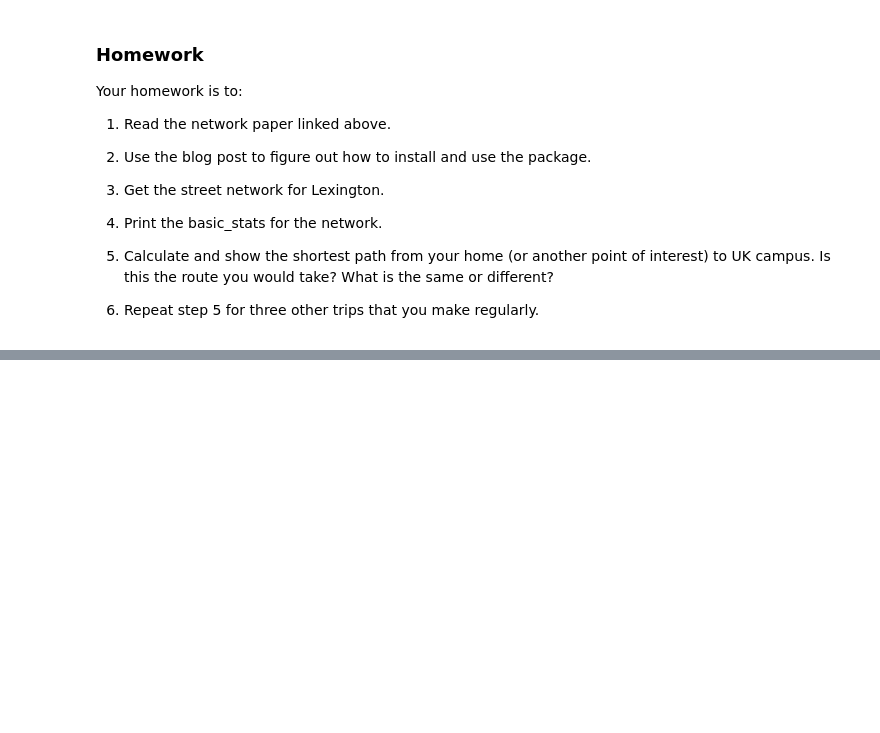
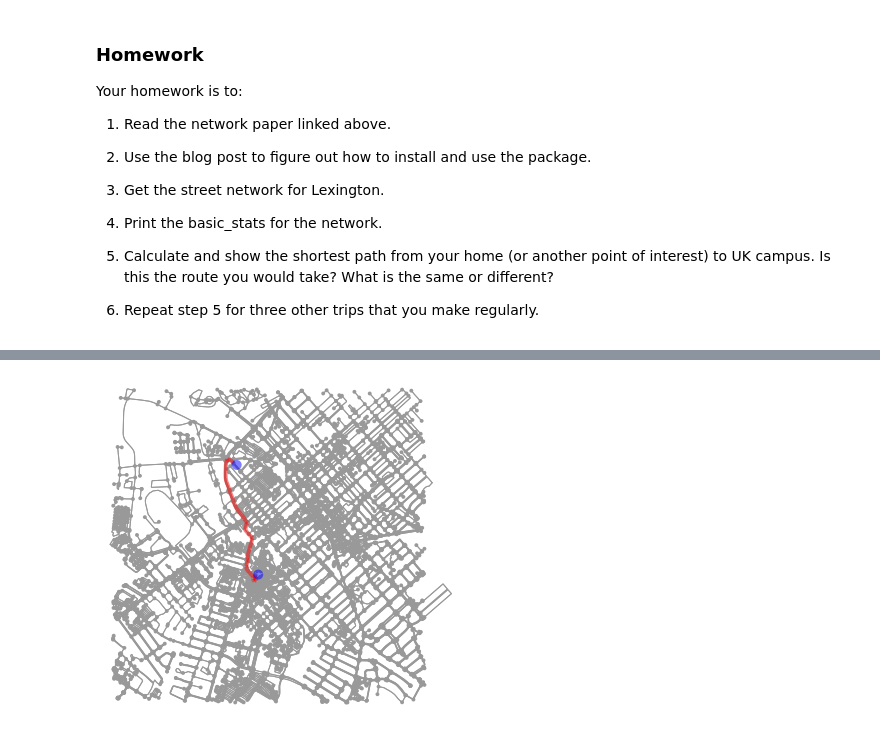
Before and after one commit to awob222/ce599, a Jupyter notebook: 17-Networks 2/Networks_OSM.ipynb, the cells around one changed output, grey strips where cells are left out. Saved outputs shown, nothing was run; the diff lists cells and outputs as text; code cells hidden in the pictures; blank space fills up the shorter version.

```diff
--- a/17-Networks 2/Networks_OSM.ipynb
+++ b/17-Networks 2/Networks_OSM.ipynb
@@ -40,0 +97,4 @@ ModuleNotFoundError: No module named 'osmnx'
+# %%
+fig, ax = ox.plot_graph_route(L, route, origin_point=home, destination_point=uk)
+# %% [output]
+[figure, added]
```
Also changed, not shown: parts of 14 cells of this notebook.
